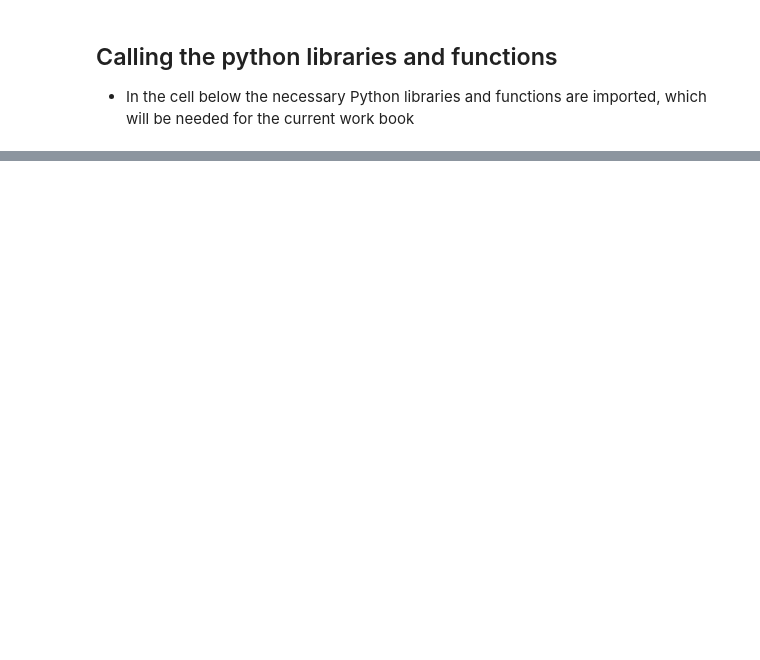
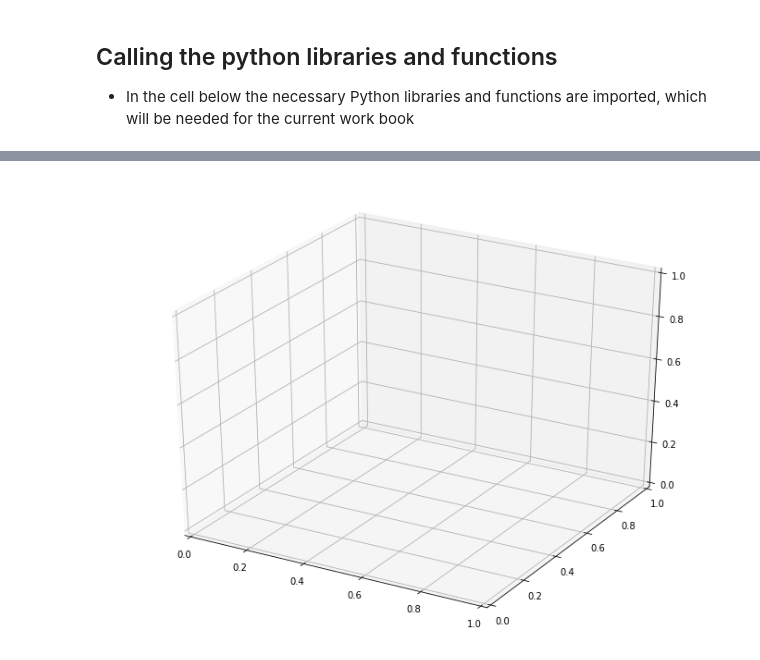
Before and after one commit to tlyonsSETU/Maths-Advanced-Calculus, a Jupyter notebook: Python Lab 1.ipynb, the cells around one changed output, grey strips where cells are left out. Cells and saved outputs as stored; diff of their text form; code cells hidden in the pictures; blank space fills up the shorter version.

```diff
--- a/Python Lab 1.ipynb
+++ b/Python Lab 1.ipynb
@@ -274,0 +129,5 @@ __NOTE:__ Part 3 means going from a to b to c to d is the same as going directly
+# %%
+fig = plt.figure(figsize=(12,9)) # Create a figure environment we call fig, make it 12" x 9" in size
+ax = fig.gca(projection='3d') # Create 3D axes in this figure and call these axes ax
+# %% [output]
+[figure, added]
```
Also changed, not shown: parts of 108 cells of this notebook.
